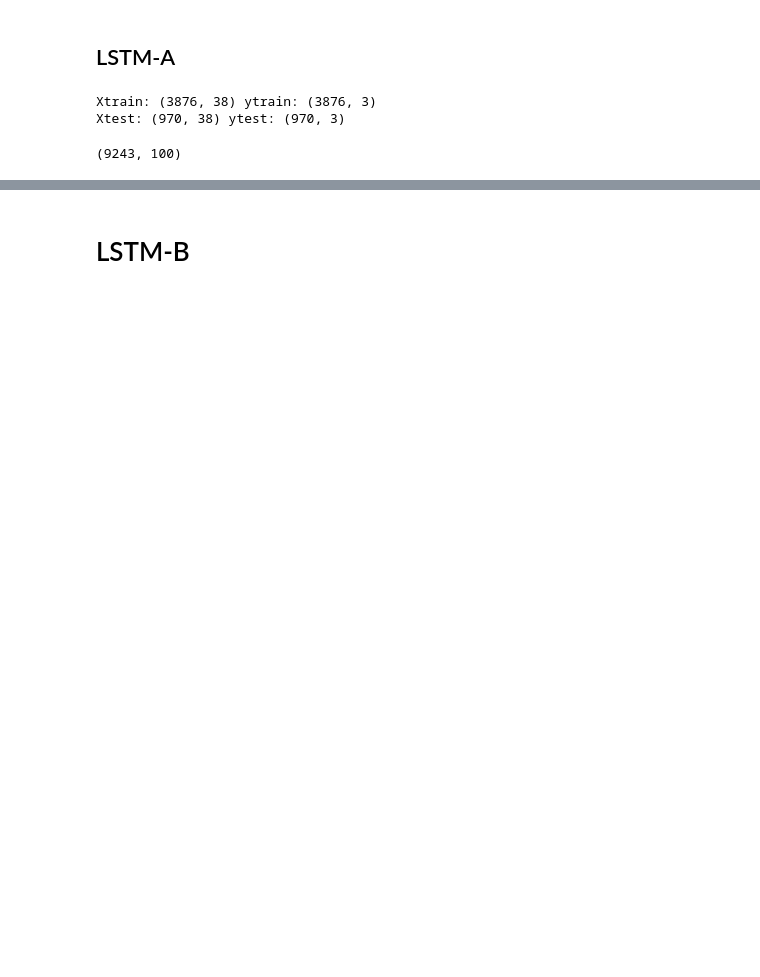
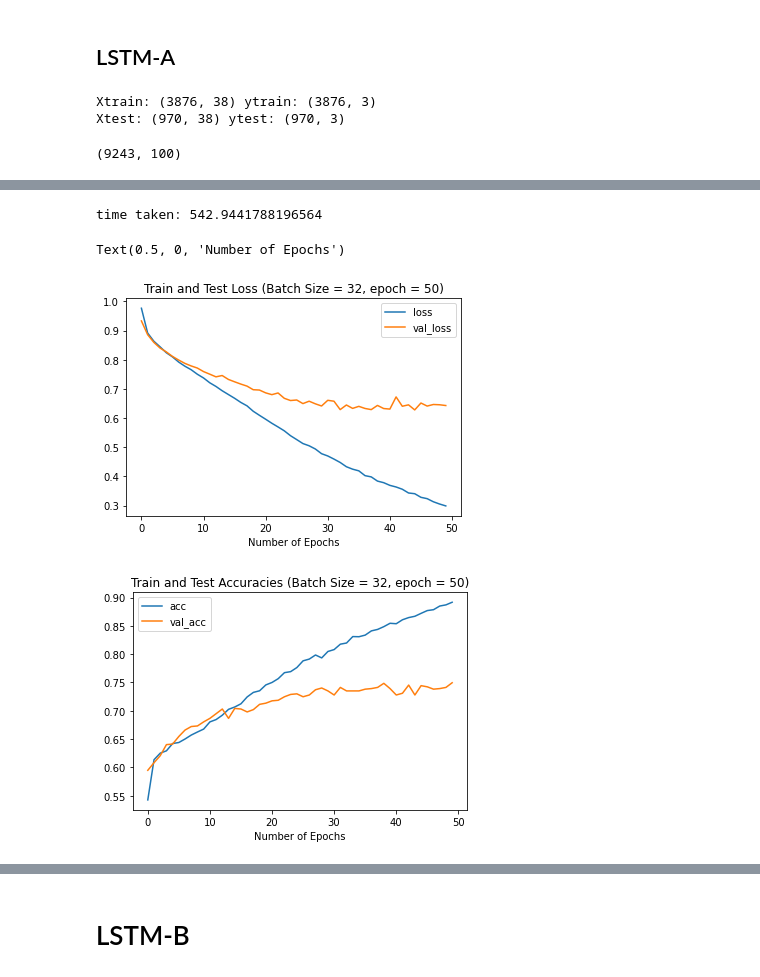
Before and after one commit to meowster99/news-sentiment-analysis, a Jupyter notebook: LSTM_Model.ipynb, the cells around one changed output, grey strips where cells are left out. Cells and saved outputs as stored; diff of their text form; code cells hidden in the pictures; blank space fills up the shorter version.

```diff
--- a/LSTM_Model.ipynb
+++ b/LSTM_Model.ipynb
@@ -152,0 +226,13 @@ Text(0.5, 0, 'Number of Epochs')
+# %%
+start = time.time()
+model= LSTM_Model_1(38, 0.01)
+history = model.fit(
+    fnews_Xtrain,
+    fnews_ytrain,
+    epochs = 50,
+    batch_size = 32,
+    validation_data = (fnews_Xtest, fnews_ytest),
+    verbose = 1,
+    callbacks = early_stop,
+)
+end = time.time()
@@ -152,0 +257,17 @@ Text(0.5, 0, 'Number of Epochs')
+# %%
+#plot the train and test accuracies
+
+print('time taken:', end-start)
+
+metrics_df_1 = pd.DataFrame(history.history)
+ax = metrics_df_1[["loss", "val_loss"]].plot()
+ax.set_title("Train and Test Loss (Batch Size = 32, epoch = 50)")
+ax.set_xlabel("Number of Epochs")
+ax1 = metrics_df_1[["acc", "val_acc"]].plot()
+ax1.set_title("Train and Test Accuracies (Batch Size = 32, epoch = 50)")
+ax1.set_xlabel("Number of Epochs")
+# %% [output]
+time taken: 542.9441788196564
+Text(0.5, 0, 'Number of Epochs')
+[figure, added]
+[figure, added]
```
Also changed, not shown: parts of 62 cells of this notebook, 19 other files.
